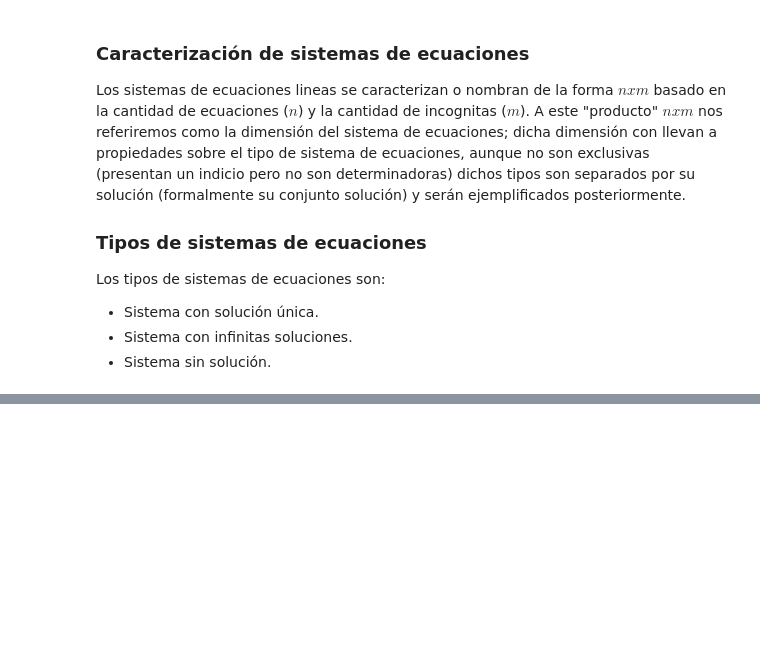
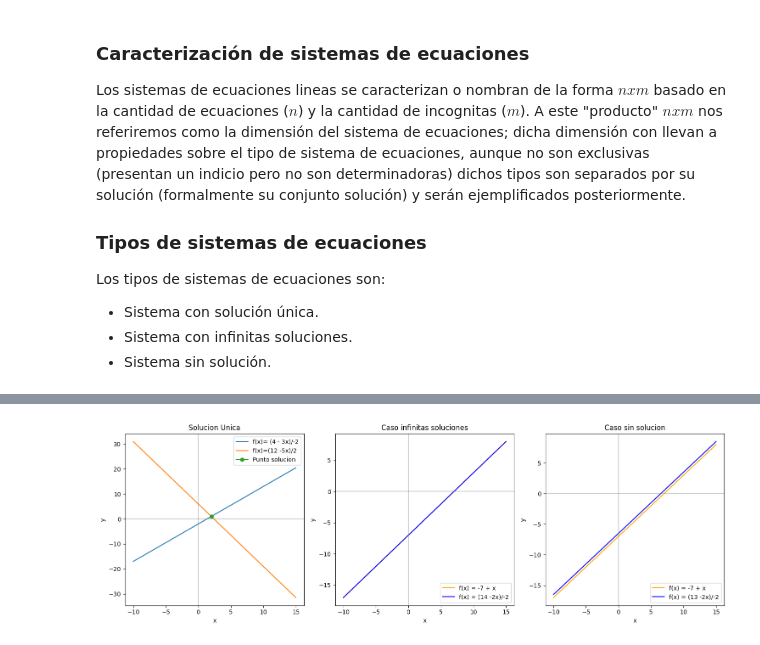
Before and after one commit to pansito/Linear-algebra-python-sage, a Jupyter notebook: Linear_algebra_with_python_and_SAGE.ipynb, the cells around one changed output, grey strips where cells are left out. Saved outputs shown, nothing was run; the diff lists cells and outputs as text; code cells hidden in the pictures; blank space fills up the shorter version.

```diff
--- a/Linear_algebra_with_python_and_SAGE.ipynb
+++ b/Linear_algebra_with_python_and_SAGE.ipynb
@@ -271,0 +340,67 @@ En el entendimiento de sistemas de ecuaciones lineales, la búsqueda de sus solu
+# %%
+import matplotlib.pyplot as plt
+import numpy as np
+
+
+# Valores del eje X para el gráfico
+x = np.linspace(-10, 15, 100)
+
+# Se deben reescribir las funciones en funcion de una variable:
+eq1 = lambda x: (4 - 3*x)/-2
+eq2 = lambda x: (12 -5*x)/2
+
+# Evaluar las funciones en los valores de X
+y1 = eq1(x)
+y2 = eq2(x)
+fig, (ax1, ax2,ax3) = plt.subplots(1, 3, figsize=(15, 5))
+
+# Graficar la primera función en el primer subplot
+ax1.plot(x, y1, label='f(x)= (4 - 3x)/-2')
+ax1.plot(x, y2, label='f(x)=(12 -5x)/2')
+ax1.plot(2,1, marker="o",label='Punto solucion')
+ax1.set_xlabel('x')
+ax1.set_ylabel('y')
+ax1.set_title('Solucion Unica')
+ax1.axhline(0, color='grey', alpha=0.4)
+ax1.axvline(0, color='grey', alpha=0.4)
+ax1.legend()
+
+# Se deben reescribir las funciones en funcion de una variable:
+eq1 = lambda x: -7+x
+eq2 = lambda x: (14 -2*x)/-2
+
+# Evaluar las funciones en los valores de X
+y1 = eq1(x)
+y2 = eq2(x)
+# Graficar la segunda función en el segundo subplot
+ax2.plot(x, y1, label='f(x) = -7 + x', color='orange')
+ax2.plot(x, y2, label='f(x) = (14 -2x)/-2', color='blue')
+ax2.set_xlabel('x')
+ax2.set_ylabel('y')
+ax2.set_title('Caso infinitas soluciones')
+ax2.axhline(0, color='grey', alpha=0.4)
+ax2.axvline(0, color='grey', alpha=0.4)
+ax2.legend()
+
+# Se deben reescribir las funciones en funcion de una variable:
+eq1 = lambda x: -7+x
+eq2 = lambda x: (13 -2*x)/-2
+
+# Evaluar las funciones en los valores de X
+y1 = eq1(x)
+y2 = eq2(x)
+# Graficar la segunda función en el segundo subplot
+ax3.plot(x, y1, label='f(x) = -7 + x', color='orange')
+ax3.plot(x, y2, label='f(x) = (13 -2x)/-2', color='blue')
+ax3.set_xlabel('x')
+ax3.set_ylabel('y')
+ax3.set_title('Caso sin solucion')
+ax3.axhline(0, color='grey', alpha=0.4)
+ax3.axvline(0, color='grey', alpha=0.4)
+ax3.legend()
+
+# Ajustar los subplots y mostrar la figura
+plt.tight_layout()
+plt.show()
+# %% [output]
+[figure, added]
```
Also changed, not shown: parts of 5 cells of this notebook.
